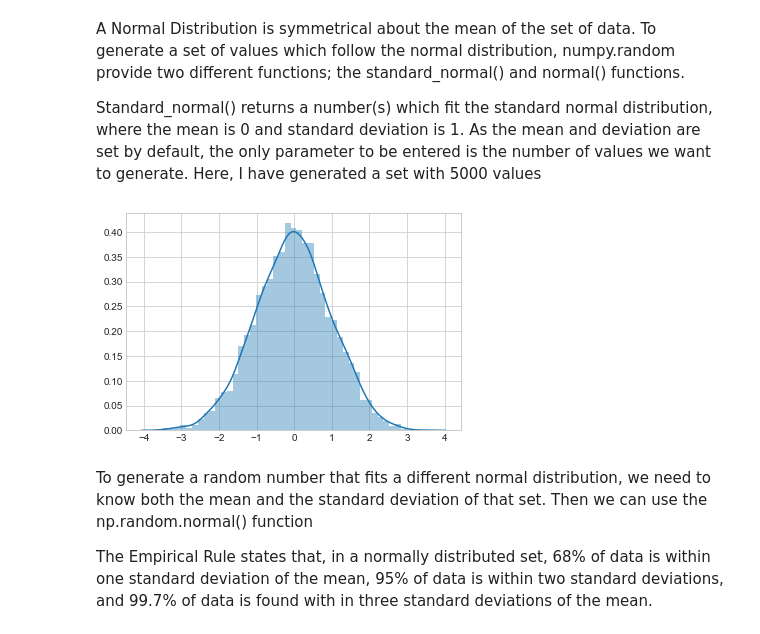
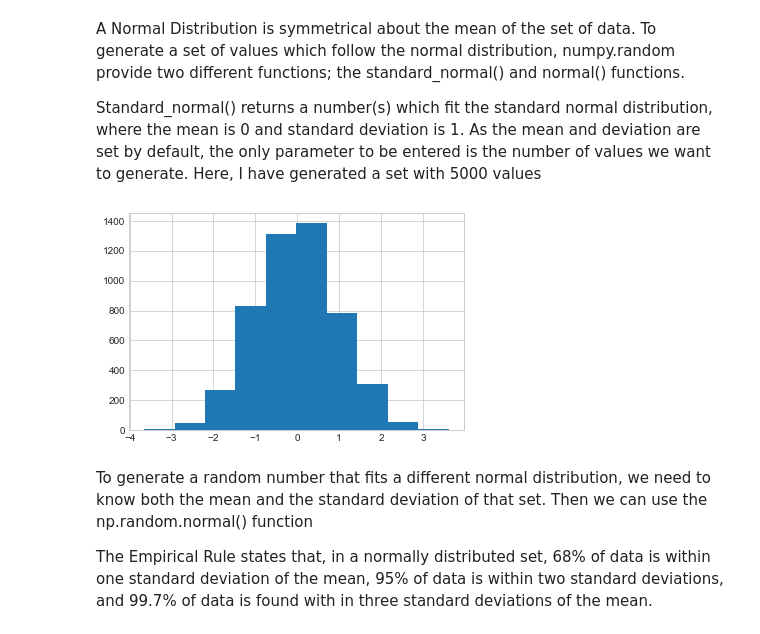
Before and after one commit to MarionMcG/numpy.random, a Jupyter notebook: numpy-random.ipynb, the cells around one changed output. Cells and saved outputs as stored; diff of their text form; code cells hidden in the pictures.

```diff
--- a/numpy-random.ipynb
+++ b/numpy-random.ipynb
@@ -452,9 +485,10 @@ A Normal Distribution is symmetrical about the mean of the set of data. To gener
 Standard_normal() returns a number(s) which fit the standard normal distribution, where the mean is 0 and standard deviation is 1. As the mean and deviation are set by default, the only parameter to be entered is the number of values we want to generate. Here, I have generated a set with 5000 values
 # %%
 st_norm = np.random.standard_normal(5000)
-sns.distplot(st_norm);
+plt.hist(st_norm)
+plt.show()
 # %% [output]
-[figure, old version]
+[figure, new version]
 # %% [markdown]
 To generate a random number that fits a different normal distribution, we need to know both the mean and the standard deviation of that set. Then we can use the np.random.normal() function
 
```
Also changed, not shown: parts of 19 cells of this notebook.
